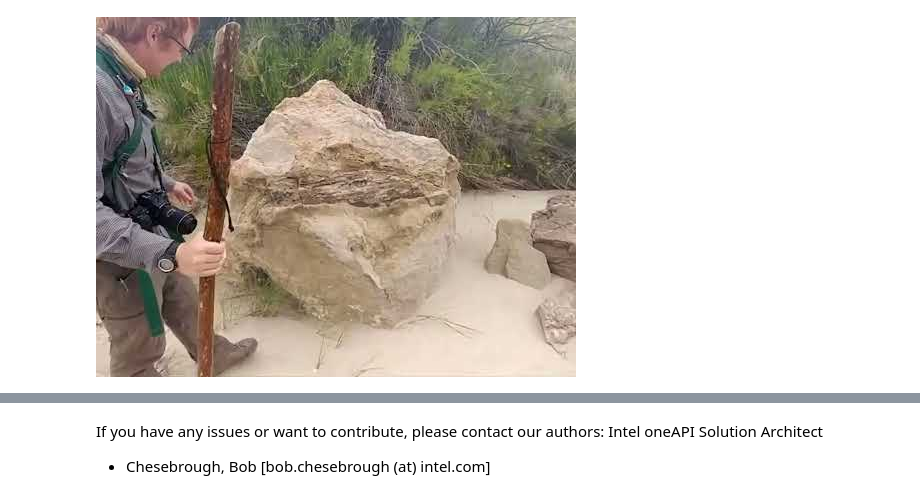
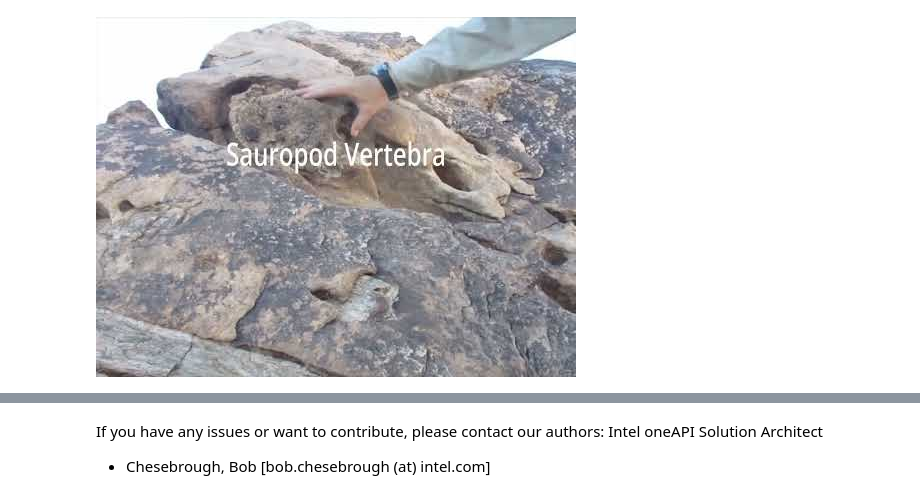
Before and after one commit to IntelSoftware/Jurassic, a Jupyter notebook: 00_Syllabus_Lab.ipynb, the cells around one changed output, grey strips where cells are left out. Drawn from its saved outputs; the diff is of its cells as text; code cells hidden in the pictures.

Commit message:
link to outube video

```diff
--- a/00_Syllabus_Lab.ipynb
+++ b/00_Syllabus_Lab.ipynb
@@ -13,9 +13,9 @@ Come join me on journey of adventure discovering how AI can be used to find dino
 # %%
 from IPython.display import YouTubeVideo
 
-YouTubeVideo('bwroupuZfZE', width=1000)
+YouTubeVideo('5RGm2he9G9M', width=480)
 # %% [output]
-[figure, old version]
+[figure, new version]
 # %% [markdown]
 # Overview of steps:
 
```
Also changed, not shown: parts of 2 cells of this notebook, 1 other file.
